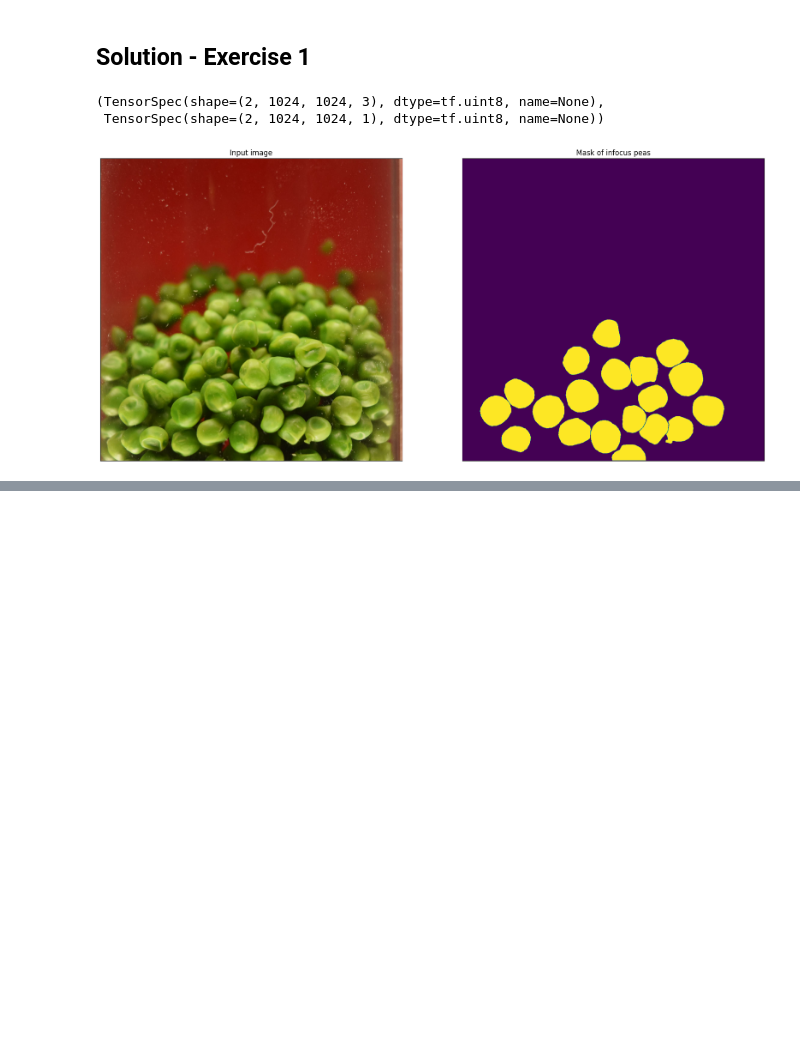
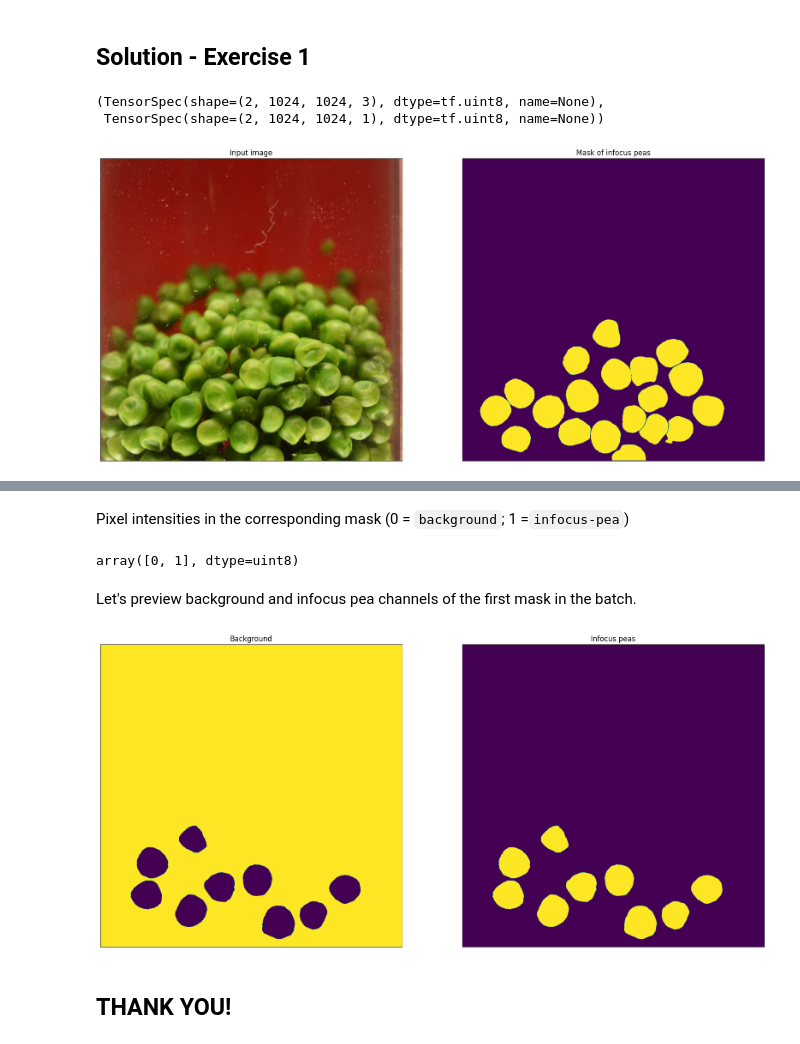
Before and after one commit to anthony-iheonye/image-mask_dataset_builder, a Jupyter notebook: practice_exercise.ipynb, the cells around one changed output, grey strips where cells are left out. Saved outputs shown, nothing was run; the diff lists cells and outputs as text; code cells hidden in the pictures; blank space fills up the shorter version.

```diff
--- a/practice_exercise.ipynb
+++ b/practice_exercise.ipynb
@@ -106,0 +141,21 @@ show_images_with_title([images[0], masks[0]], ['Input image',  'Mask of infocus
+# %%
+builder_2 = ImageAndMaskDatasetBuilder(
+    images_directory=image_dir,
+    masks_directory=mask_dir,
+    image_mask_channels=(3, 1),
+    final_image_shape=(1024, 1024),
+    crop_image_and_mask=True,
+    crop_dimension=(0, 484, 2000, 2000),
+    normalize_image=True,
+    normalization_divisor=255,
+    split_mask_into_channels=True,
+    batch_size=2,
+    shuffle_buffer_size=10,
+    prefetch_data=True
+)
+
+builder_2.run()
+# %%
+# Retrieve image-mask dataset
+dataset_2 = builder_2.image_mask_dataset
+dataset_2.element_spec
@@ -106,0 +165,2 @@ show_images_with_title([images[0], masks[0]], ['Input image',  'Mask of infocus
+# %%
+images_1, masks_1 = next(iter(dataset_2.take(2)))
@@ -106,0 +189,14 @@ show_images_with_title([images[0], masks[0]], ['Input image',  'Mask of infocus
+# %% [markdown]
+Pixel intensities in the corresponding mask (0 = `background`; 1 =`infocus-pea`)
+# %%
+np.unique(masks_1[0])
+# %% [output]
+array([0, 1], dtype=uint8)
+# %% [markdown]
+Let's preview background and infocus pea channels of the first mask in the batch.
+# %%
+show_images_with_title([masks_1[0][..., 0], masks_1[0][..., 1]], ['Background',  'Infocus peas'])
+# %% [output]
+[figure, added]
+# %% [markdown]
+## THANK YOU!
```
Also changed, not shown: parts of 11 cells of this notebook.
